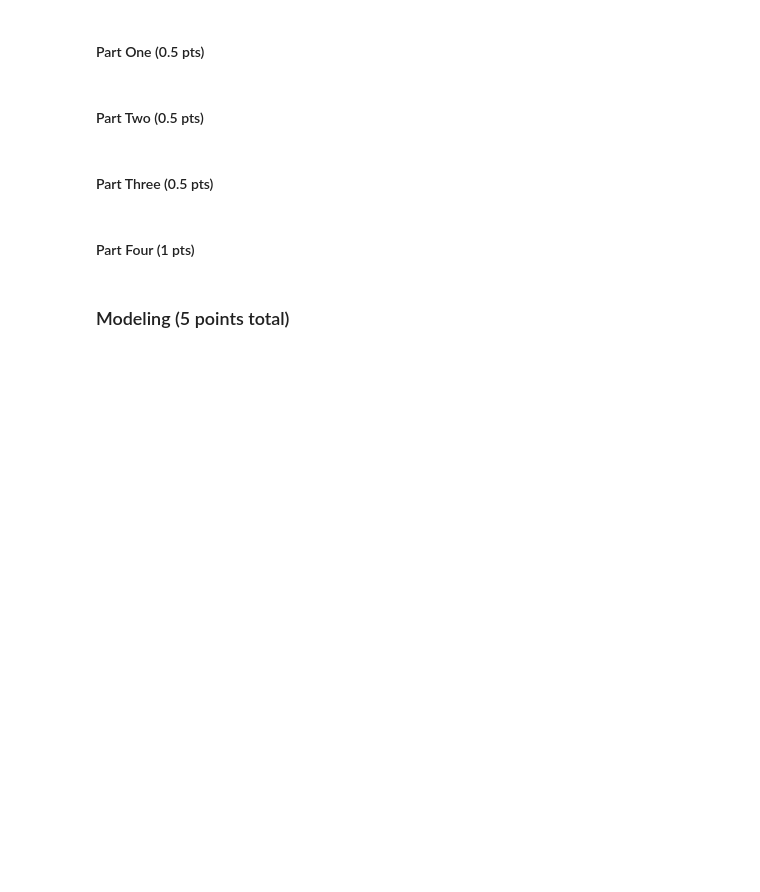
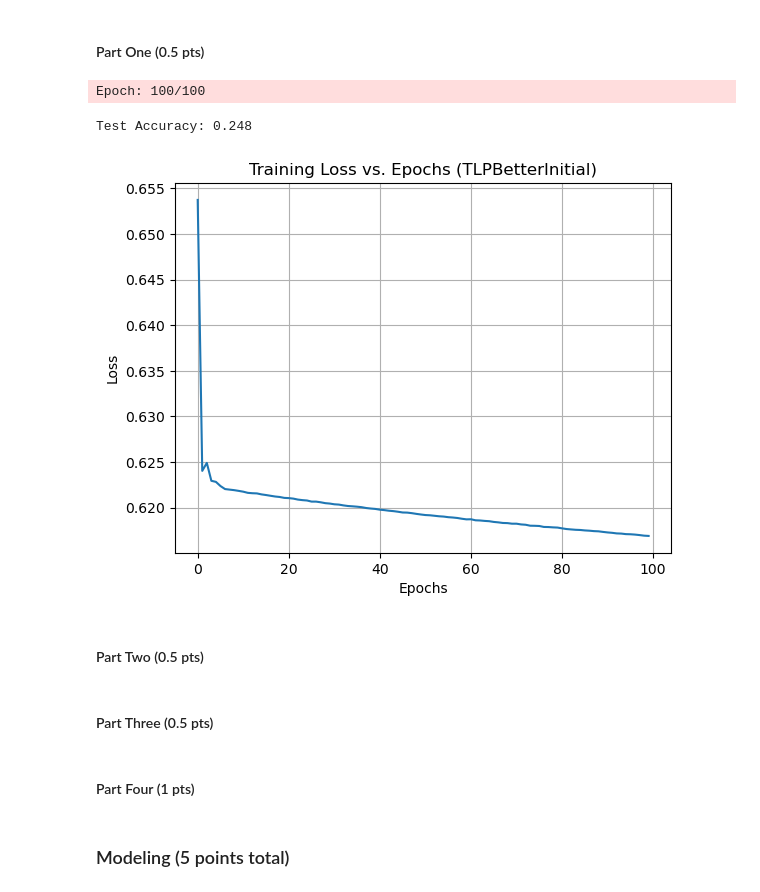
Before and after one commit to alexchans/ML_labs, a Jupyter notebook: labs/lab4.ipynb, the cells around one changed output. Cells and saved outputs as stored; diff of their text form; code cells hidden in the pictures; blank space fills up the shorter version.

```diff
--- a/labs/lab4.ipynb
+++ b/labs/lab4.ipynb
@@ -14,2 +85,5 @@ GROUP MEMBERS:
 # %% [markdown]
 #### Part Two (0.5 pts)
+# %%
+# divide childpoverty into 4 classes using quantization thresholds, higher number means more extreme
+df['ChildPovertyClass'] = pd.qcut(df['ChildPoverty'], q=4, labels=[0,1,2,3])
@@ -16,4 +94,14 @@ GROUP MEMBERS:
 # %% [markdown]
 #### Part Three (0.5 pts)
+# %%
+from sklearn.model_selection import train_test_split
+
+# Split the dataset into 80% training and 20% testing, ensuring all classes are equally represented
+X = df.drop(['ChildPoverty', 'ChildPovertyClass'], axis=1)
+y = df['ChildPovertyClass']
+
+X_train, X_test, y_train, y_test = train_test_split(
+    X, y, test_size=0.2, random_state=42, stratify=y
+)
 # %% [markdown]
 ### Pre-processing and Initial Modeling (2.5 points total)
@@ -20,5 +277,38 @@ GROUP MEMBERS:
 # %% [markdown]
 #### Part One (0.5 pts)
+# %%
+import matplotlib.pyplot as plt
+# Store model hyperparameters in a dictionary
+vals = {
+    'n_hidden': 30,
+    'C': 0.1,
+    'epochs': 100,
+    'eta': 0.0001,
+    'alpha': 0.001,
+    'decrease_const': 1,
+    'minibatches': 50,
+    'shuffle': True,
+    'random_state': 1
+}
+
+model = TLPBetterInitial(**vals)
+model.fit(X_train.values, y_train.values, print_progress=10)
+
+y_pred = model.predict(X_test.values)
+acc = accuracy_score(y_test, y_pred)
+print(f"Test Accuracy: {acc:.3f}")
+
+# Plot loss vs. epochs
+plt.plot(range(len(model.cost_)), [np.mean(c) for c in model.cost_])
+plt.xlabel("Epochs")
+plt.ylabel("Loss")
+plt.title("Training Loss vs. Epochs (TLPBetterInitial)")
+plt.grid(True)
+plt.show()
+# %% [output]
+Epoch: 100/100
+Test Accuracy: 0.248
+[figure, added]
 # %% [markdown]
 #### Part Two (0.5 pts)
 # %% [markdown]
```
Also changed, not shown: parts of 7 cells of this notebook, 1 other file.
